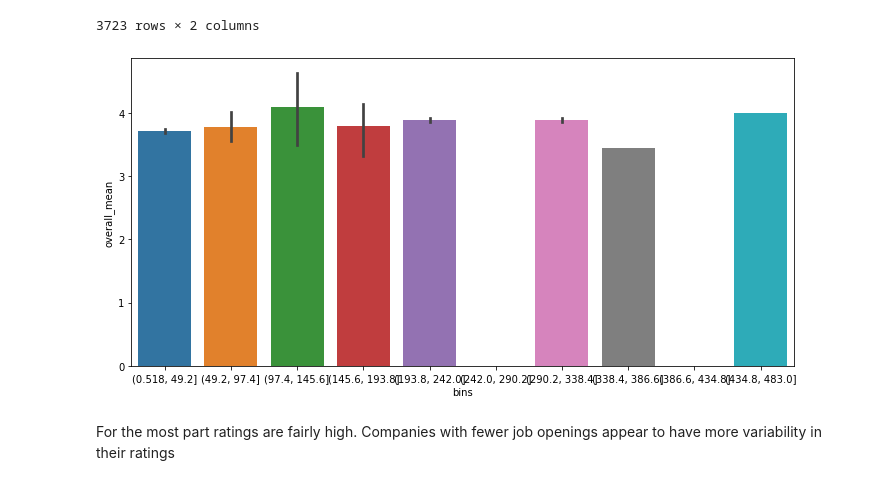
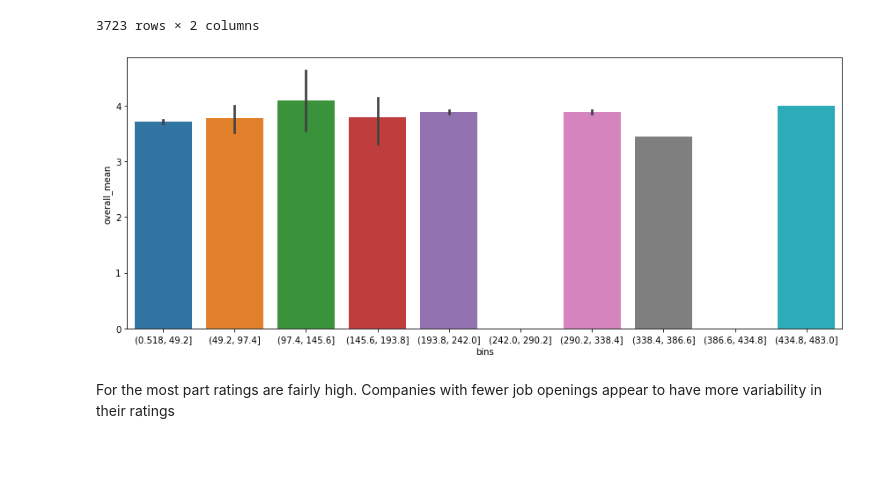
Before and after one commit to molieriAC/DSTools1_FinalProject, a Jupyter notebook: IndeedGlassdoorData.ipynb, the cells around one changed output. Cells and saved outputs as stored; diff of their text form; code cells hidden in the pictures; blank space fills up the shorter version.

```diff
--- a/IndeedGlassdoorData.ipynb
+++ b/IndeedGlassdoorData.ipynb
@@ -193,15 +205,19 @@ glassdoor_df.head()
 | 4 | Visa | 3.0 | 7 | Insurance, Health & Wellness | Health Savings Account (HSA) |
 # %%
 # Get rid of text from ratings counts. The original parser wasn't made to handle language other than English
-glassdoor_df['count_of_ratings'] = glassdoor_df['count_of_ratings'].str.extract('(\d+)', expand=False)
+glassdoor_df["count_of_ratings"] = glassdoor_df["count_of_ratings"].str.extract(
+    "(\d+)", expand=False
+)
 
 # change rating and count of ratings to numeric
-glassdoor_df['rating'] = glassdoor_df['rating'].astype(float)
-glassdoor_df['count_of_ratings'] = glassdoor_df['count_of_ratings'].astype(int)
+glassdoor_df["rating"] = glassdoor_df["rating"].astype(float)
+glassdoor_df["count_of_ratings"] = glassdoor_df["count_of_ratings"].astype(int)
 # %%
 # get overall benefits scores
 
-scaleScores = glassdoor_df.groupby(['companies', 'new_type']).apply(lambda x: (x["rating"]* x["count_of_ratings"]).sum() / x["count_of_ratings"].sum())
+scaleScores = glassdoor_df.groupby(["companies", "new_type"]).apply(
+    lambda x: (x["rating"] * x["count_of_ratings"]).sum() / x["count_of_ratings"].sum()
+)
 
 scaleScores.head(5)
 # %% [output]
@@ -214,7 +230,9 @@ companies        new_type
 dtype: float64
 # %%
 # get mean count of ratings
-countScore = glassdoor_df.groupby(['companies']).apply(lambda x: (x["count_of_ratings"]).mean())
+countScore = glassdoor_df.groupby(["companies"]).apply(
+    lambda x: (x["count_of_ratings"]).mean()
+)
 
 countScore.head(5)
 # %% [output]
@@ -259,7 +288,16 @@ scaleScore_df
 2348 rows × 8 columns
 # %%
 # Calculate a mean of all 6 categories
-scaleScore_df['overall_mean'] = scaleScore_df[['Family & Parenting', 'Financial & Retirement', 'Insurance, Health & Wellness', 'Perks & Discounts', 'Professional Support', 'Vacation & Time Off']].mean(axis=1)
+scaleScore_df["overall_mean"] = scaleScore_df[
+    [
+        "Family & Parenting",
+        "Financial & Retirement",
+        "Insurance, Health & Wellness",
+        "Perks & Discounts",
+        "Professional Support",
+        "Vacation & Time Off",
+    ]
+].mean(axis=1)
 
 scaleScore_df.head(5)
 # %% [output]
@@ -386,15 +470,17 @@ compCounts
 # %%
 # See if companies with more job openings have better or worse overall ratings
 
-openings_df = scaleScore_df.merge(compCounts, how='left', left_on='companies', right_on=compCounts.index)
+openings_df = scaleScore_df.merge(
+    compCounts, how="left", left_on="companies", right_on=compCounts.index
+)
 
-fig, ax = plt.subplots(figsize=(10, 5))
-sns.barplot(x='bins', y='overall_mean', data=openings_df)
+fig, ax = plt.subplots(figsize=(12, 5))
+sns.barplot(x="bins", y="overall_mean", data=openings_df)
 
 plt.tight_layout()
 plt.show()
 # %% [output]
-[figure, old version]
+[figure, new version]
 # %% [markdown]
 For the most part ratings are fairly high. Companies with fewer job openings appear to have more variability in their ratings
 # %%
```
Also changed, not shown: parts of 29 cells of this notebook.
